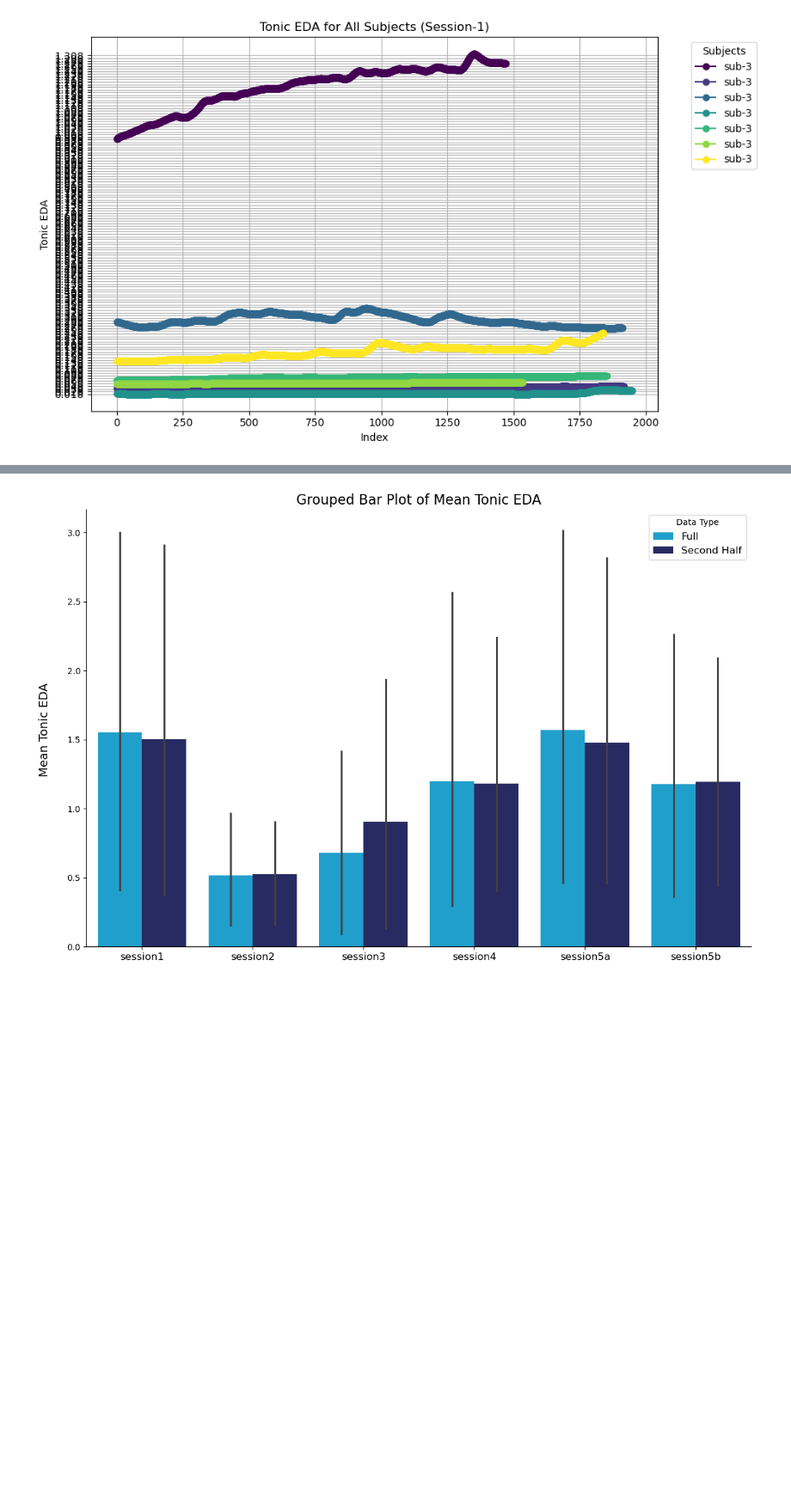
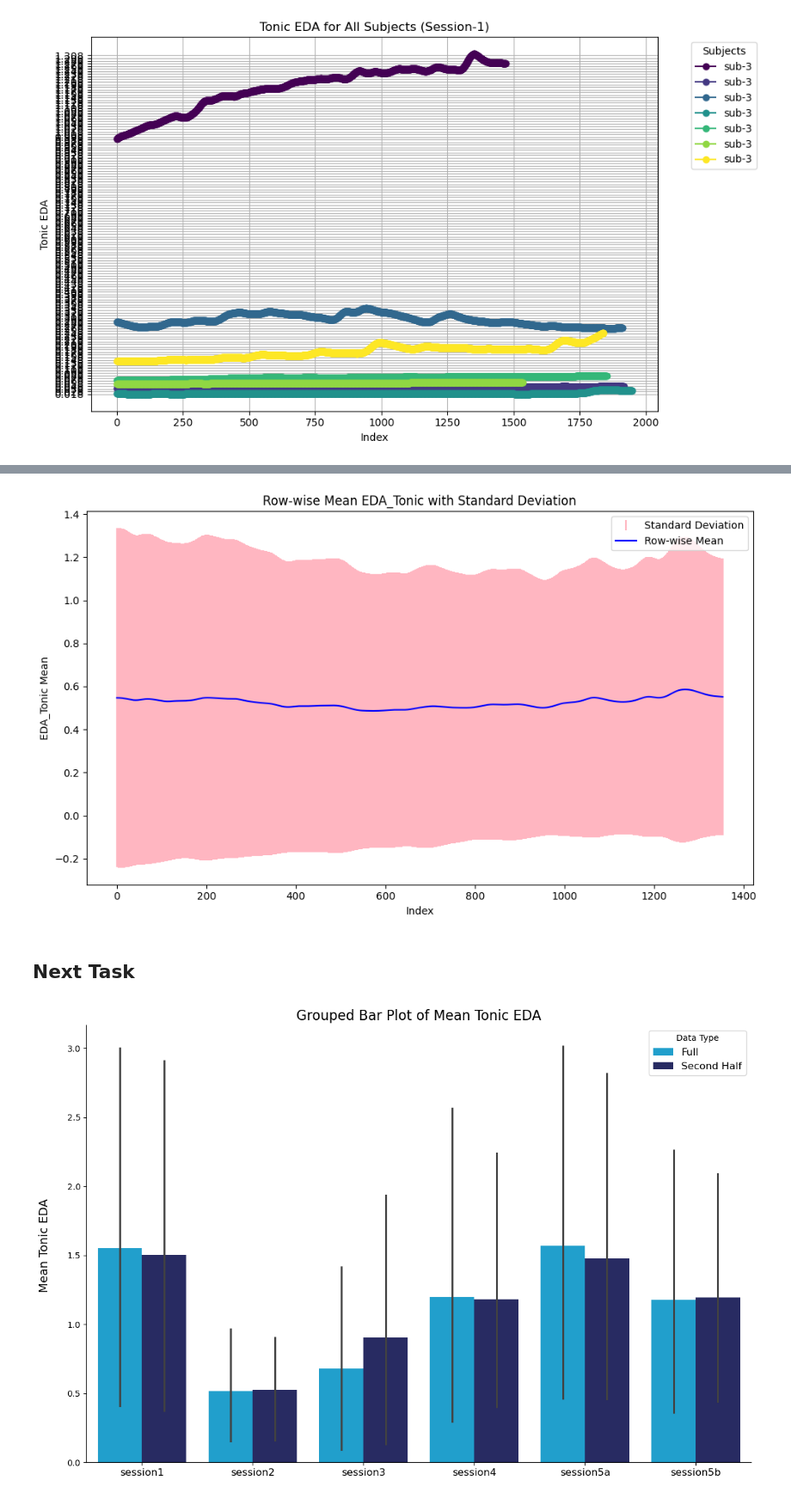
Before and after one commit to DhwaniShah7/Fear_Learning, a Jupyter notebook: plot-pilot-scr.ipynb, the cells around one changed output, grey strips where cells are left out. Shown at 86% size. Cells and saved outputs as stored; diff of their text form; code cells hidden in the pictures; blank space fills up the shorter version.

Commit message:
Added code to print correct graph

```diff
--- a/plot-pilot-scr.ipynb
+++ b/plot-pilot-scr.ipynb
@@ -1249,3 +1138,27 @@ Length: 1471, dtype: float64
+# %%
+
+import matplotlib.pyplot as plt
+import numpy as np
+rows_tonic_eda = pd.read_csv('MEAN_AND_STD.csv')
+row_wise_std = rows_tonic_eda['Row_Wise_Mean']
+row_wise_mean = rows_tonic_eda['Row_Wise_STD']
+plt.figure(figsize=(10, 6))
+# Plot error bars in light pink without line or point markers
+plt.errorbar(x=np.arange(len(row_wise_mean)), y=row_wise_mean, yerr=row_wise_std, fmt=' ', ecolor='lightpink', capsize=0, label='Standard Deviation')
+# Overlay the mean points in blue with line connecting them
+plt.errorbar(x=np.arange(len(row_wise_mean)), y=row_wise_mean, fmt='-', color='blue', label='Row-wise Mean')
+
+# Add labels and title
+plt.xlabel('Index')
+plt.ylabel('EDA_Tonic Mean')
+plt.title('Row-wise Mean EDA_Tonic with Standard Deviation')
+plt.legend()
+plt.tight_layout()
+plt.show()
+# %% [output]
+[figure, added]
+# %% [markdown]
+## Next Task
 # %%
 import os
 import pandas as pd
```
Also changed, not shown: parts of 3 cells of this notebook.
